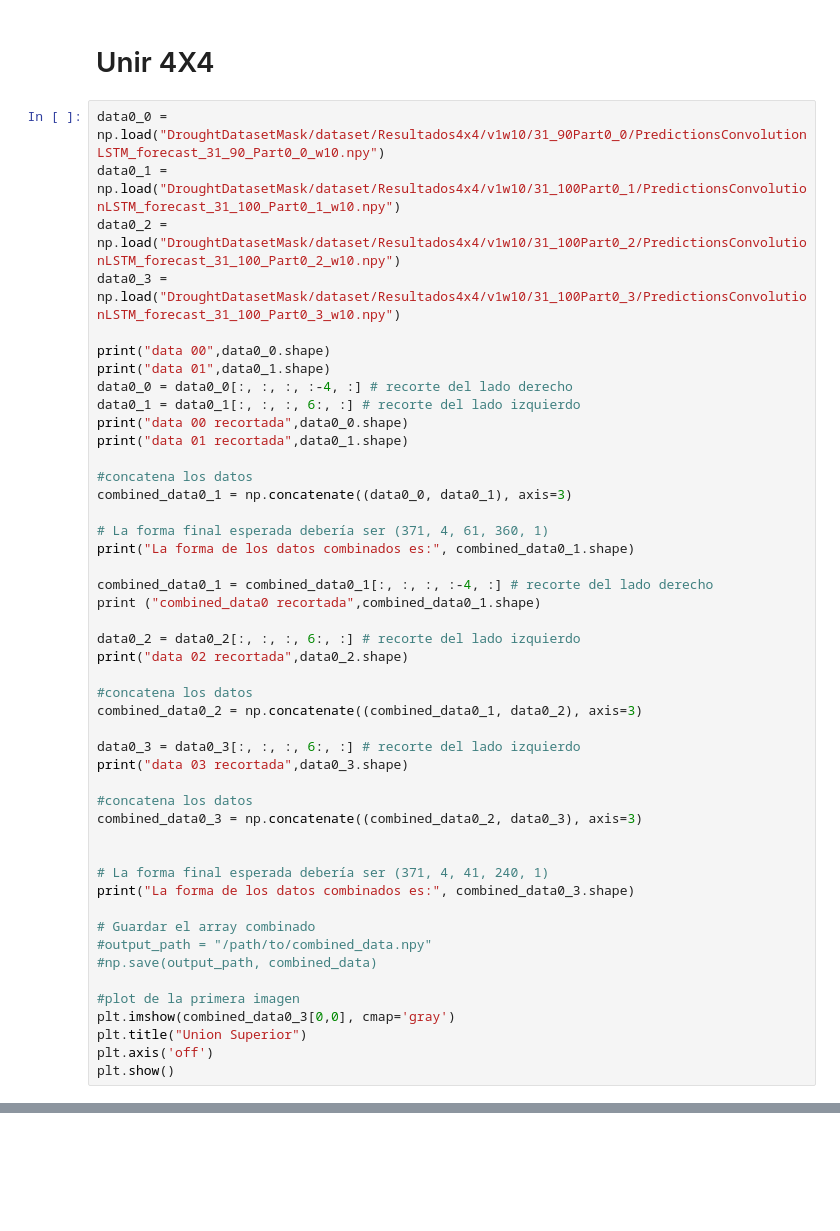
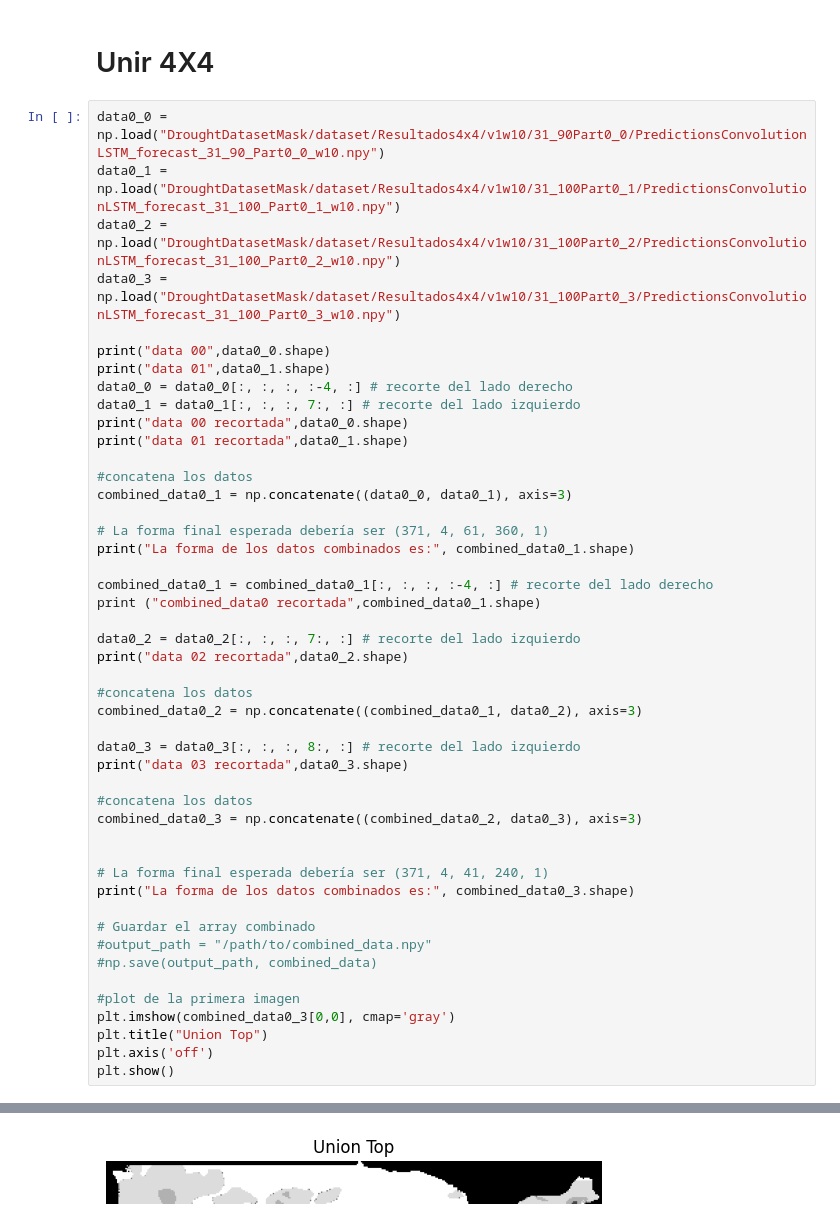
Before and after one commit to SahirReyes30/ImageXpartes, a Jupyter notebook: AlgorimoConvLSTMUnirImagenes.ipynb, the cells around one changed output, grey strips where cells are left out. Cells and saved outputs as stored; diff of their text form; blank space fills up the shorter version.

```diff
--- a/AlgorimoConvLSTMUnirImagenes.ipynb
+++ b/AlgorimoConvLSTMUnirImagenes.ipynb
@@ -587,7 +604,7 @@ data0_3 = np.load("DroughtDatasetMask/dataset/Resultados4x4/v1w10/31_100Part0_3/
 print("data 00",data0_0.shape)
 print("data 01",data0_1.shape)
 data0_0 = data0_0[:, :, :, :-4, :] # recorte del lado derecho
-data0_1 = data0_1[:, :, :, 6:, :] # recorte del lado izquierdo
+data0_1 = data0_1[:, :, :, 7:, :] # recorte del lado izquierdo
 print("data 00 recortada",data0_0.shape)
 print("data 01 recortada",data0_1.shape)
 
@@ -600,13 +617,13 @@ print("La forma de los datos combinados es:", combined_data0_1.shape)
 combined_data0_1 = combined_data0_1[:, :, :, :-4, :] # recorte del lado derecho
 print ("combined_data0 recortada",combined_data0_1.shape)
 
-data0_2 = data0_2[:, :, :, 6:, :] # recorte del lado izquierdo
+data0_2 = data0_2[:, :, :, 7:, :] # recorte del lado izquierdo
 print("data 02 recortada",data0_2.shape)
 
 #concatena los datos
 combined_data0_2 = np.concatenate((combined_data0_1, data0_2), axis=3)
 
-data0_3 = data0_3[:, :, :, 6:, :] # recorte del lado izquierdo
+data0_3 = data0_3[:, :, :, 8:, :] # recorte del lado izquierdo
 print("data 03 recortada",data0_3.shape)
 
 #concatena los datos
@@ -622,6 +639,7 @@ print("La forma de los datos combinados es:", combined_data0_3.shape)
 
 #plot de la primera imagen
 plt.imshow(combined_data0_3[0,0], cmap='gray')
-plt.title("Union Superior")
+plt.title("Union Top")
 plt.axis('off')
 plt.show()
+# %% [output]
@@ -628,3 +655,4 @@ plt.show()
+[figure, added]
 # %%
 data1_0 = np.load("DroughtDatasetMask/dataset/Resultados4x4/v1w10/41_90Part1_0/PredictionsConvolutionLSTM_forecast_41_90_Part1_0_w10.npy")
 data1_1 = np.load("DroughtDatasetMask/dataset/Resultados4x4/v1w10/41_100Part1_1/PredictionsConvolutionLSTM_forecast_41_100_Part1_1_w10.npy")
```
Also changed, not shown: parts of 14 cells of this notebook.
